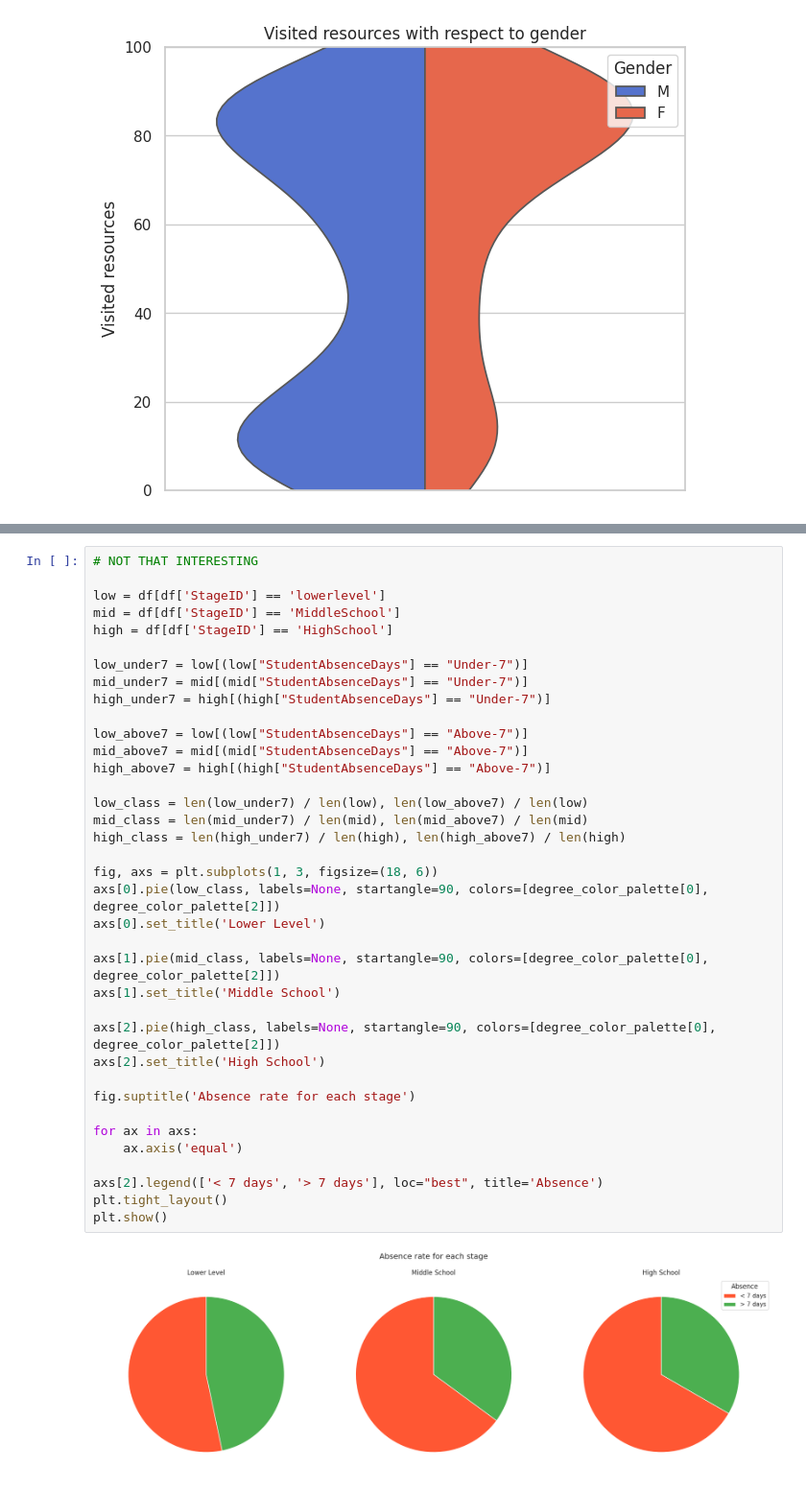
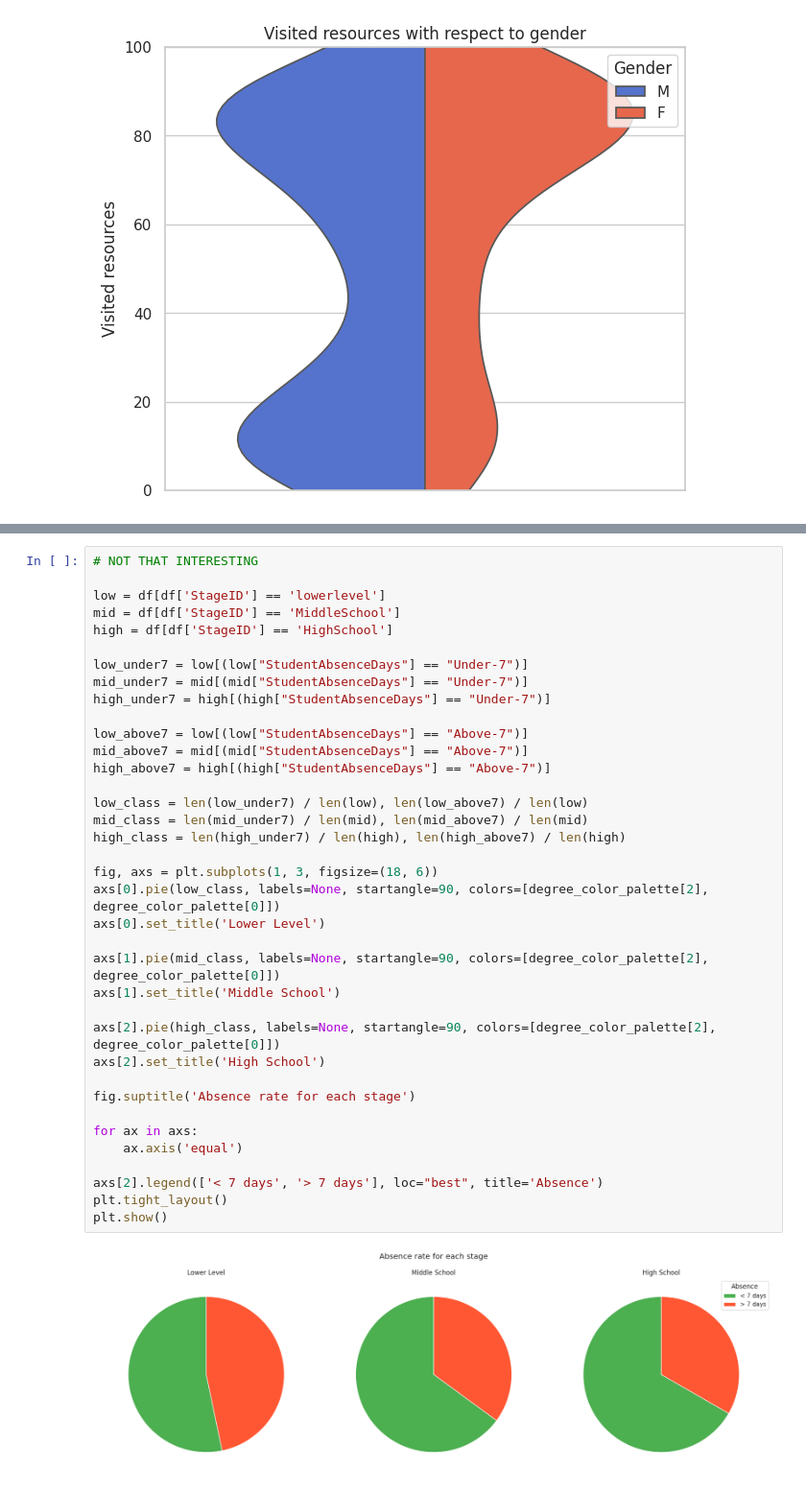
Before and after one commit to vasia-korz/ml_case_study, a Jupyter notebook: attribute_analysis.ipynb, the cells around one changed output, grey strips where cells are left out. Shown at 96% size. Drawn from its saved outputs; the diff is of its cells as text.

```diff
--- a/attribute_analysis.ipynb
+++ b/attribute_analysis.ipynb
@@ -721,34 +721,34 @@ mid = df[df['StageID'] == 'MiddleSchool']
 high = df[df['StageID'] == 'HighSchool']
 
 low_under7 = low[(low["StudentAbsenceDays"] == "Under-7")]
 mid_under7 = mid[(mid["StudentAbsenceDays"] == "Under-7")]
 high_under7 = high[(high["StudentAbsenceDays"] == "Under-7")]
 
 low_above7 = low[(low["StudentAbsenceDays"] == "Above-7")]
 mid_above7 = mid[(mid["StudentAbsenceDays"] == "Above-7")]
 high_above7 = high[(high["StudentAbsenceDays"] == "Above-7")]
 
 low_class = len(low_under7) / len(low), len(low_above7) / len(low)
 mid_class = len(mid_under7) / len(mid), len(mid_above7) / len(mid)
 high_class = len(high_under7) / len(high), len(high_above7) / len(high)
 
 fig, axs = plt.subplots(1, 3, figsize=(18, 6))
-axs[0].pie(low_class, labels=None, startangle=90, colors=[degree_color_palette[0], degree_color_palette[2]])
+axs[0].pie(low_class, labels=None, startangle=90, colors=[degree_color_palette[2], degree_color_palette[0]])
 axs[0].set_title('Lower Level')
 
-axs[1].pie(mid_class, labels=None, startangle=90, colors=[degree_color_palette[0], degree_color_palette[2]])
+axs[1].pie(mid_class, labels=None, startangle=90, colors=[degree_color_palette[2], degree_color_palette[0]])
 axs[1].set_title('Middle School')
 
-axs[2].pie(high_class, labels=None, startangle=90, colors=[degree_color_palette[0], degree_color_palette[2]])
+axs[2].pie(high_class, labels=None, startangle=90, colors=[degree_color_palette[2], degree_color_palette[0]])
 axs[2].set_title('High School')
 
 fig.suptitle('Absence rate for each stage')
 
 for ax in axs:
     ax.axis('equal')
 
 axs[2].legend(['< 7 days', '> 7 days'], loc="best", title='Absence')
 plt.tight_layout()
 plt.show()
 # %% [output]
-[figure, old version]
+[figure, new version]
```
Also changed, not shown: parts of 5 cells of this notebook.
